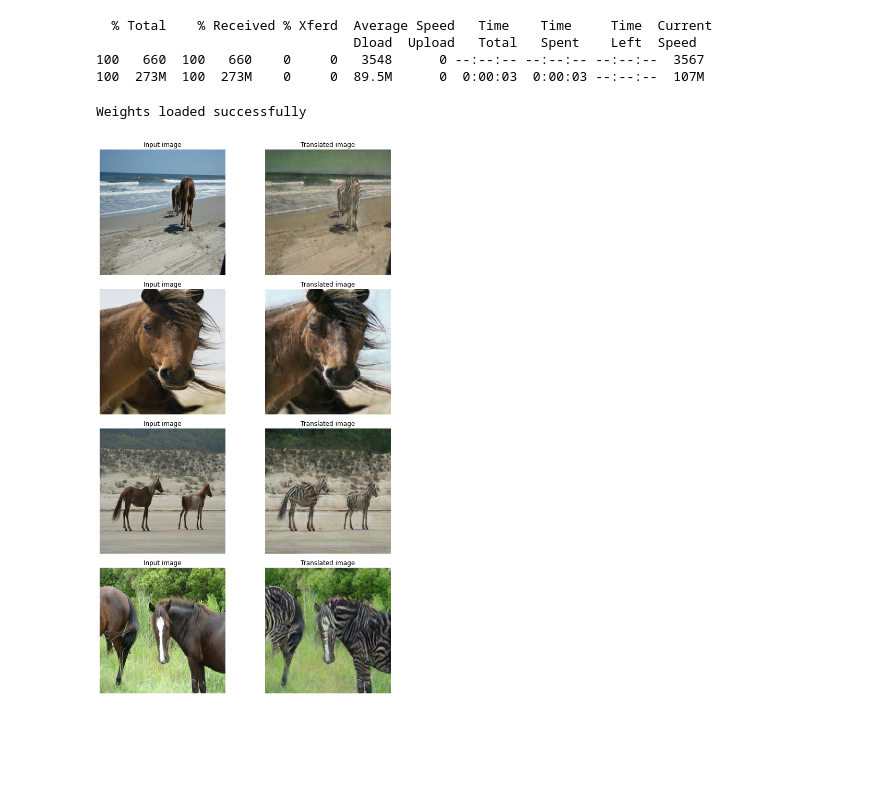
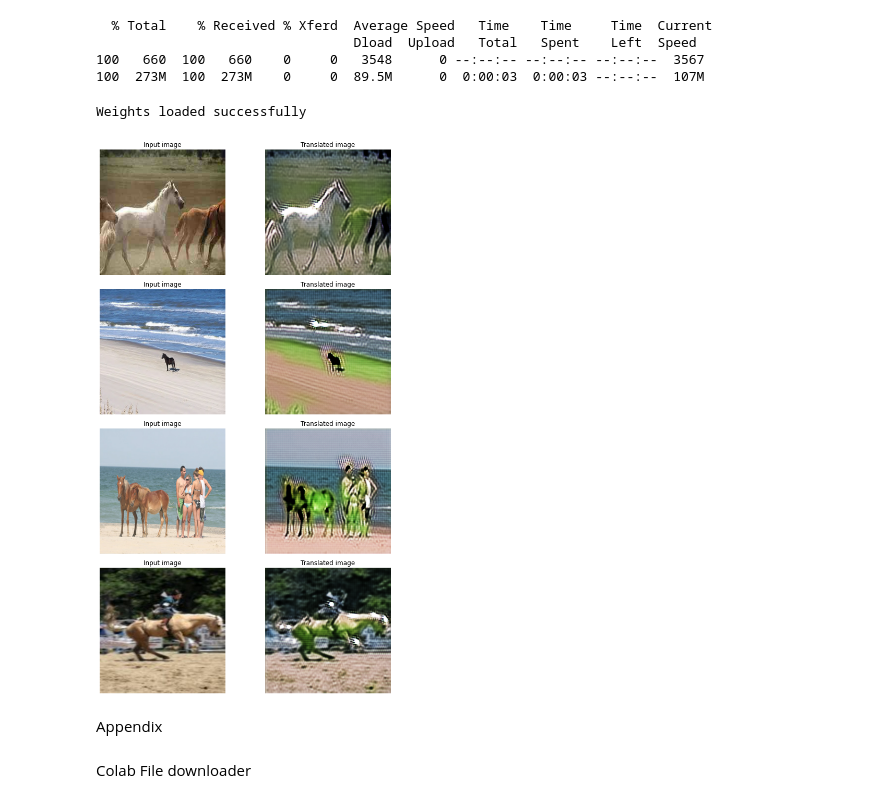
Before and after one commit to Jmacques/CycleGANs, a Jupyter notebook: CycleGAN/CycleGAN_vKeras.ipynb, the cells around one changed output. Cells and saved outputs as stored; diff of their text form; code cells hidden in the pictures; blank space fills up the shorter version.

Commit message:
fixed model checkpoints

```diff
--- a/CycleGAN/CycleGAN_vKeras.ipynb
+++ b/CycleGAN/CycleGAN_vKeras.ipynb
@@ -375,6 +385,8 @@ class CycleGan(keras.Model):
         self.disc_Y = discriminator_Y
         self.lambda_cycle = lambda_cycle
         self.lambda_identity = lambda_identity
+
+  def call()
 
     def compile(
         self,
@@ -560,9 +572,10 @@ cycle_gan_model.compile(
 )
 # Callbacks
 plotter = GANMonitor()
-checkpoint_filepath = "./model_checkpoints/cyclegan_checkpoints.{epoch:03d}"
+checkpoint_filepath = "./model_checkpoints/cyclegan_checkpoints.{epoch:03d}.ckpt"
 model_checkpoint_callback = keras.callbacks.ModelCheckpoint(
-    filepath=checkpoint_filepath
+    filepath=checkpoint_filepath,
+    save_weights_only=True  # Use this since subclassed models invoke error otherwise
 )
 
 # Here we will train the model for just one epoch as each epoch takes around
@@ -591,31 +606,46 @@ You can use the trained model hosted on [Hugging Face Hub](https://huggingface.c
                                  Dload  Upload   Total   Spent    Left  Speed
 100   660  100   660    0     0   3548      0 --:--:-- --:--:-- --:--:--  3567
 100  273M  100  273M    0     0  89.5M      0  0:00:03  0:00:03 --:--:--  107M
+# %%
+# Compile a new model (only needed if loading saved checkpoints without fitting
+# the model before)
+cycle_gan_model.compile(
+    gen_G_optimizer=keras.optimizers.Adam(learning_rate=2e-4, beta_1=0.5),
+    gen_F_optimizer=keras.optimizers.Adam(learning_rate=2e-4, beta_1=0.5),
+    disc_X_optimizer=keras.optimizers.Adam(learning_rate=2e-4, beta_1=0.5),
+    disc_Y_optimizer=keras.optimizers.Adam(learning_rate=2e-4, beta_1=0.5),
+    gen_loss_fn=generator_loss_fn,
+    disc_loss_fn=discriminator_loss_fn,
+)
 # %%
 
 # Load the checkpoints
-weight_file = "./saved_checkpoints/cyclegan_checkpoints.090"
+weight_file = "./model_checkpoints/cyclegan_checkpoints.001.ckpt" # Load either checkpoint weights or pretrained
 cycle_gan_model.load_weights(weight_file).expect_partial()
 print("Weights loaded successfully")
 
 _, ax = plt.subplots(4, 2, figsize=(10, 15))
 for i, img in enumerate(test_horses.take(4)):
     prediction = cycle_gan_model.gen_G(img, training=False)[0].numpy()
     prediction = (prediction * 127.5 + 127.5).astype(np.uint8)
     img = (img[0] * 127.5 + 127.5).numpy().astype(np.uint8)
 
     ax[i, 0].imshow(img)
     ax[i, 1].imshow(prediction)
     ax[i, 0].set_title("Input image")
     ax[i, 0].set_title("Input image")
     ax[i, 1].set_title("Translated image")
     ax[i, 0].axis("off")
     ax[i, 1].axis("off")
 
     prediction = keras.preprocessing.image.array_to_img(prediction)
     prediction.save("predicted_img_{i}.png".format(i=i))
 plt.tight_layout()
 plt.show()
 # %% [output]
 Weights loaded successfully
-[figure, old version]
+[figure, new version]
+# %% [markdown]
+Appendix
+# %% [markdown]
+Colab File downloader
```
Also changed, not shown: parts of 7 cells of this notebook, 1 other file.
